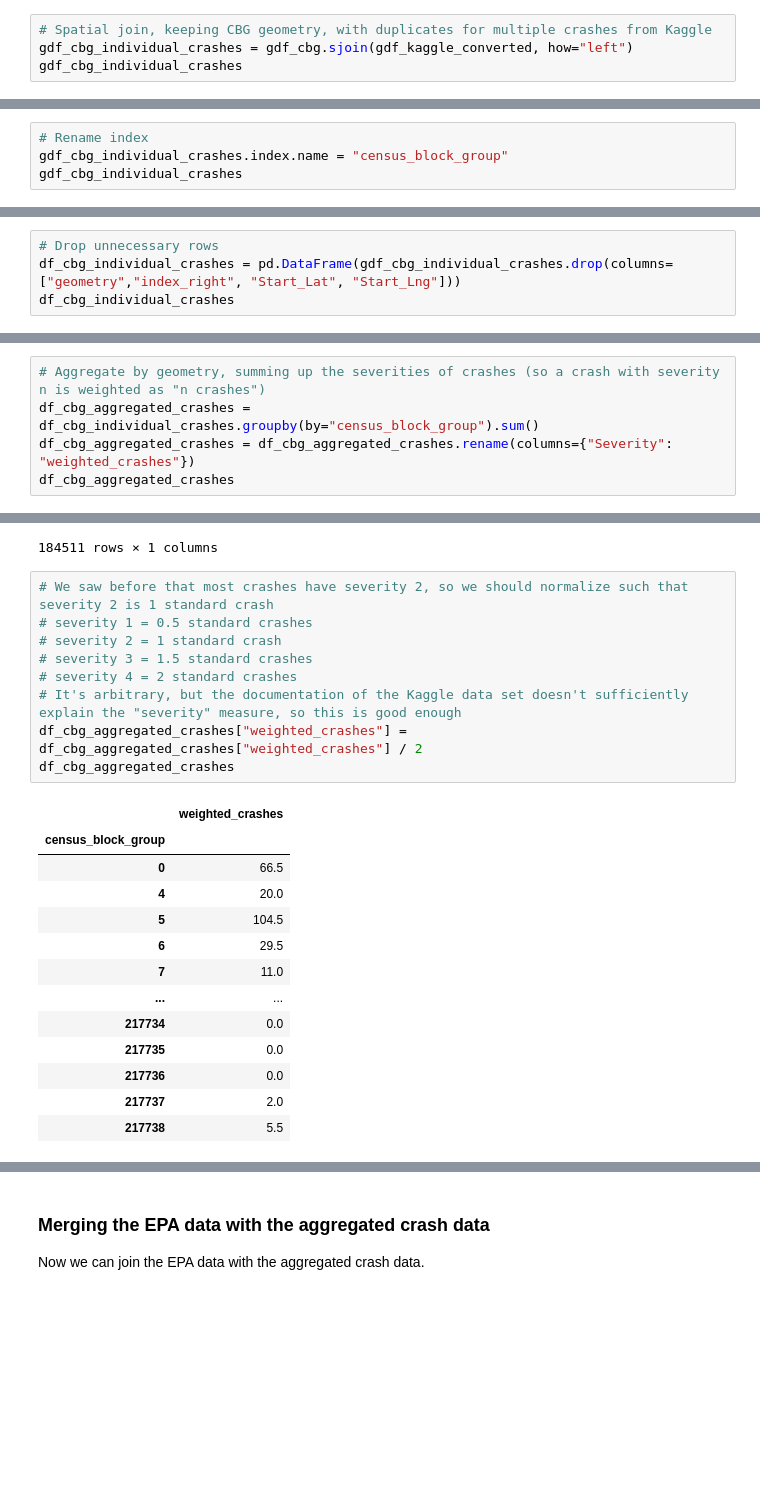
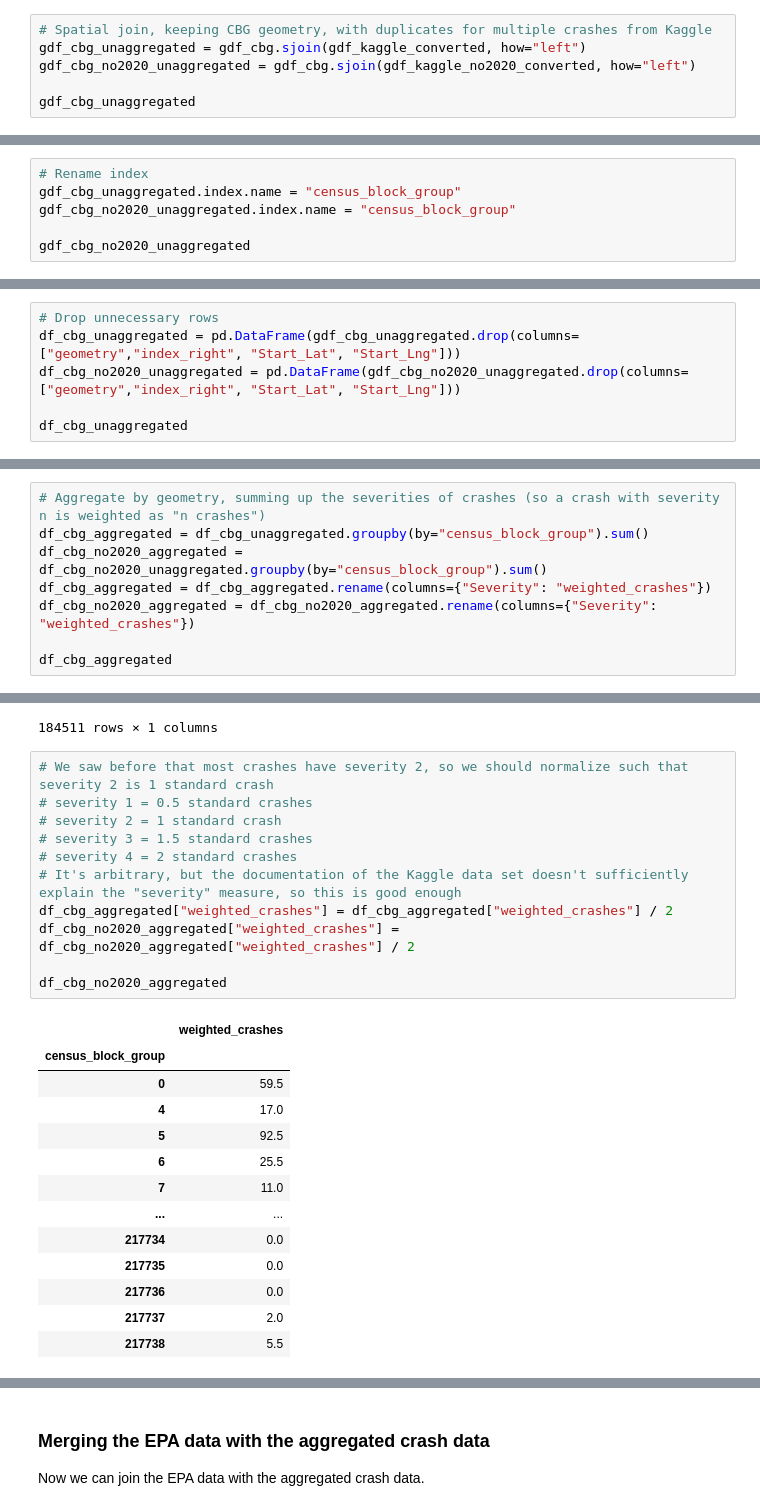
Before and after one commit to Arcturus816/Impact-of-Built-Environment, a Jupyter notebook: code/data-processing-1.ipynb, the cells around one changed output, grey strips where cells are left out. Saved outputs shown, nothing was run; the diff lists cells and outputs as text; blank space fills up the shorter version.

```diff
--- a/code/data-processing-1.ipynb
+++ b/code/data-processing-1.ipynb
@@ -668,8 +729,10 @@ gdf_cbg
 184511 rows × 1 columns
 # %%
 # Spatial join, keeping CBG geometry, with duplicates for multiple crashes from Kaggle
-gdf_cbg_individual_crashes = gdf_cbg.sjoin(gdf_kaggle_converted, how="left")
-gdf_cbg_individual_crashes
+gdf_cbg_unaggregated = gdf_cbg.sjoin(gdf_kaggle_converted, how="left")
+gdf_cbg_no2020_unaggregated = gdf_cbg.sjoin(gdf_kaggle_no2020_converted, how="left")
+
+gdf_cbg_unaggregated
 # %% [output]
 |  | geometry | index_right | Start_Lat | Start_Lng | Severity |
 | 0 | MULTIPOLYGON (((-68983.316 109132... | 1768671.0 | 32.886105 | -96.741592 | 2.0 |
@@ -686,8 +749,10 @@ gdf_cbg_individual_crashes
 6822419 rows × 5 columns
 # %%
 # Rename index
-gdf_cbg_individual_crashes.index.name = "census_block_group"
-gdf_cbg_individual_crashes
+gdf_cbg_unaggregated.index.name = "census_block_group"
+gdf_cbg_no2020_unaggregated.index.name = "census_block_group"
+
+gdf_cbg_no2020_unaggregated
 # %% [output]
 |  | geometry | index_right | Start_Lat | Start_Lng | Severity |
 | census_block_group |  |  |  |  |  |
@@ -706,7 +771,9 @@ gdf_cbg_individual_crashes
 # %%
 # Drop unnecessary rows
-df_cbg_individual_crashes = pd.DataFrame(gdf_cbg_individual_crashes.drop(columns=["geometry","index_right", "Start_Lat", "Start_Lng"]))
-df_cbg_individual_crashes
+df_cbg_unaggregated = pd.DataFrame(gdf_cbg_unaggregated.drop(columns=["geometry","index_right", "Start_Lat", "Start_Lng"]))
+df_cbg_no2020_unaggregated = pd.DataFrame(gdf_cbg_no2020_unaggregated.drop(columns=["geometry","index_right", "Start_Lat", "Start_Lng"]))
+
+df_cbg_unaggregated
 # %% [output]
 |  | Severity |
 | census_block_group |  |
@@ -724,9 +791,12 @@ df_cbg_individual_crashes
 6822419 rows × 1 columns
 # %%
 # Aggregate by geometry, summing up the severities of crashes (so a crash with severity n is weighted as "n crashes")
-df_cbg_aggregated_crashes = df_cbg_individual_crashes.groupby(by="census_block_group").sum()
-df_cbg_aggregated_crashes = df_cbg_aggregated_crashes.rename(columns={"Severity": "weighted_crashes"})
-df_cbg_aggregated_crashes
+df_cbg_aggregated = df_cbg_unaggregated.groupby(by="census_block_group").sum()
+df_cbg_no2020_aggregated = df_cbg_no2020_unaggregated.groupby(by="census_block_group").sum()
+df_cbg_aggregated = df_cbg_aggregated.rename(columns={"Severity": "weighted_crashes"})
+df_cbg_no2020_aggregated = df_cbg_no2020_aggregated.rename(columns={"Severity": "weighted_crashes"})
+
+df_cbg_aggregated
 # %% [output]
 |  | weighted_crashes |
 | census_block_group |  |
@@ -745,19 +815,21 @@ df_cbg_aggregated_crashes
 # %%
 # We saw before that most crashes have severity 2, so we should normalize such that severity 2 is 1 standard crash
 # severity 1 = 0.5 standard crashes
 # severity 2 = 1 standard crash
 # severity 3 = 1.5 standard crashes
 # severity 4 = 2 standard crashes
 # It's arbitrary, but the documentation of the Kaggle data set doesn't sufficiently explain the "severity" measure, so this is good enough
-df_cbg_aggregated_crashes["weighted_crashes"] = df_cbg_aggregated_crashes["weighted_crashes"] / 2
-df_cbg_aggregated_crashes
+df_cbg_aggregated["weighted_crashes"] = df_cbg_aggregated["weighted_crashes"] / 2
+df_cbg_no2020_aggregated["weighted_crashes"] = df_cbg_no2020_aggregated["weighted_crashes"] / 2
+
+df_cbg_no2020_aggregated
 # %% [output]
 |  | weighted_crashes |
 | census_block_group |  |
-| 0 | 66.5 |
-| 4 | 20.0 |
-| 5 | 104.5 |
-| 6 | 29.5 |
+| 0 | 59.5 |
+| 4 | 17.0 |
+| 5 | 92.5 |
+| 6 | 25.5 |
 | 7 | 11.0 |
 | ... | ... |
 | 217734 | 0.0 |
```
Also changed, not shown: parts of 43 cells of this notebook.
